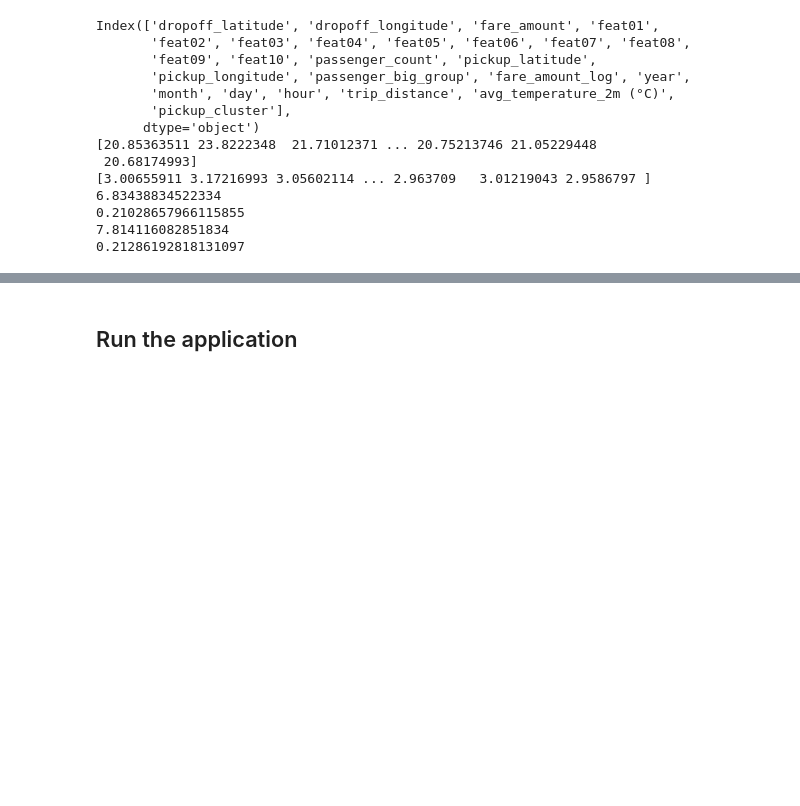
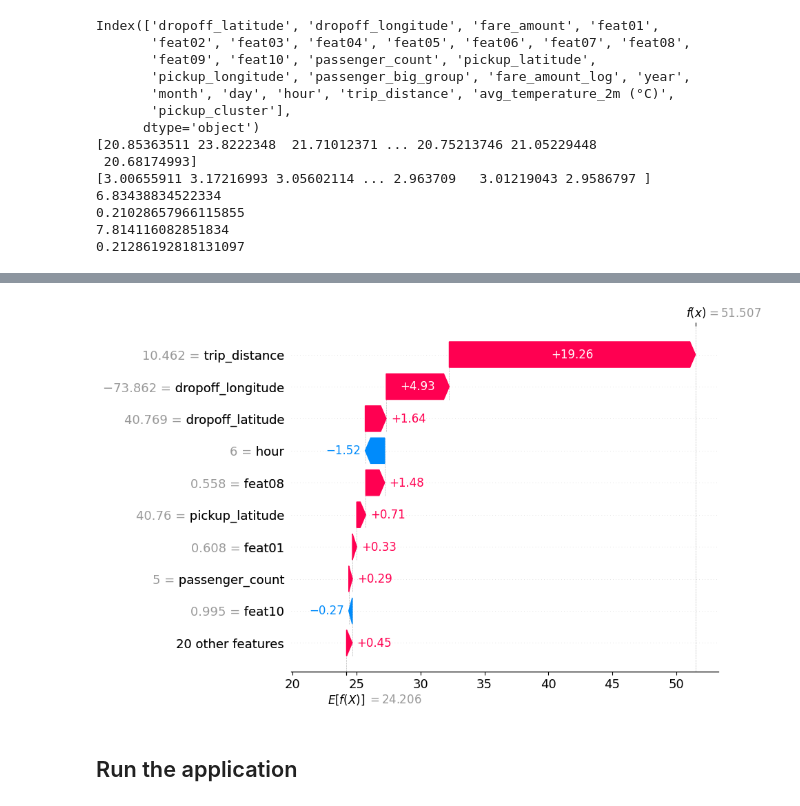
Before and after one commit to Ahmed-Haitham/Reproducible-Research-Project, a Jupyter notebook: app/test_kuba.ipynb, the cells around one changed output, grey strips where cells are left out. Cells and saved outputs as stored; diff of their text form; code cells hidden in the pictures; blank space fills up the shorter version.

Commit message:
shap values calculation

```diff
--- a/app/test_kuba.ipynb
+++ b/app/test_kuba.ipynb
@@ -103,0 +139,4 @@ Index(['dropoff_latitude', 'dropoff_longitude', 'fare_amount', 'feat01',
+# %%
+import pickle
+with open(r"data/models/shap_values_XGB.pkl", "rb") as input_file:
+    shap_values_pkl = pickle.load(input_file)
@@ -103,0 +150,4 @@ Index(['dropoff_latitude', 'dropoff_longitude', 'fare_amount', 'feat01',
+# %%
+shap.plots.waterfall(shap_values_pkl[0])
+# %% [output]
+[figure, added]
```
Also changed, not shown: parts of 5 cells of this notebook, 2 other files.
